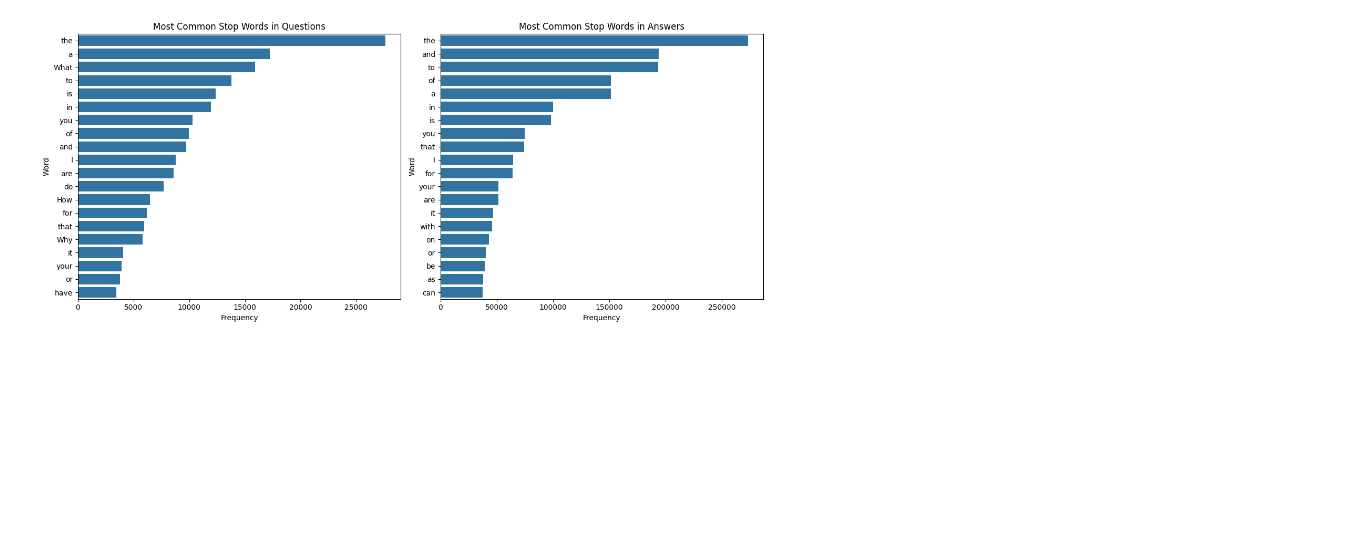
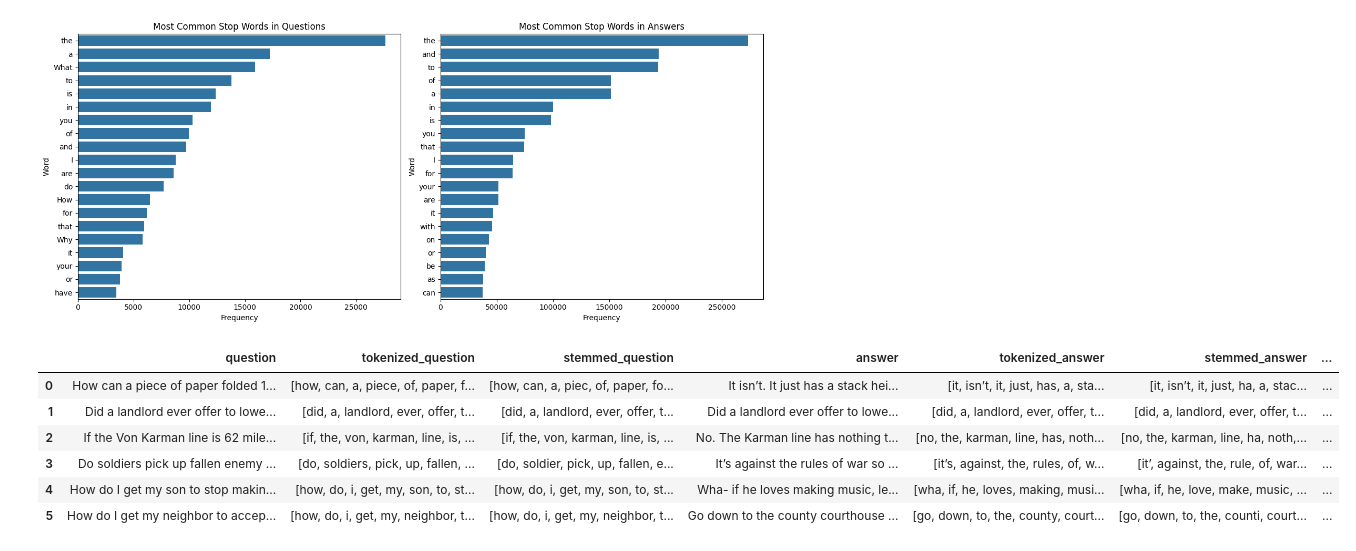
Before and after one commit to MahimaMaurya/Indigo, a Jupyter notebook: Notebooks/1_Exploratory_Analysis.ipynb, the cells around one changed output. Cells and saved outputs as stored; diff of their text form; code cells hidden in the pictures; blank space fills up the shorter version.

```diff
--- a/Notebooks/1_Exploratory_Analysis.ipynb
+++ b/Notebooks/1_Exploratory_Analysis.ipynb
@@ -231,3 +233,68 @@ plt.tight_layout()
 plt.show()
 # %% [output]
 [figure]
+# %%
+import string
+import nltk
+from nltk.stem import PorterStemmer
+import pandas as pd
+tokenized_ques = []
+tokenized_ans = []
+
+
+stemmed_ques = []
+stemmed_ans = []
+
+# Bag of Words with frequency
+all_words = []
+all_stemmed_words = []
+
+translator = str.maketrans(string.punctuation, ' '*len(string.punctuation))
+
+# Stemming
+ps = PorterStemmer()
+
+for i in range(0, train_df1.question.size):
+
+  ques = train_df1.question[i]
+  # Remove Punctuation Marks from sentences
+  ques = ques.translate(translator)
+
+  # Tokenizing the sentence and converting words to lower case
+  ques = [token.lower() for token in ques.split()]
+  tokenized_ques.append(ques)
+  all_words.extend(ques)
+
+  # Stemming the tokens
+  ques = [ps.stem(token) for token in ques]
+  stemmed_ques.append(ques)
+  all_stemmed_words.extend(ques)
+
+train_df1.insert(1, "tokenized_question", tokenized_ques, True)
+train_df1.insert(2, "stemmed_question", stemmed_ques, True)
+
+# Tokenizing and Stemming Words in Answer
+for i in range(0, train_df1.answer.size):
+
+  ans = train_df1.answer[i]
+  ans = ans.translate(translator)
+
+  # Tokenizing the sentence and converting words to lower case
+  ans = [token.lower() for token in ans.split()]
+  tokenized_ans.append(ans)
+
+  # Stemming the tokens
+  ans = [ps.stem(token) for token in ans]
+  stemmed_ans.append(ans)
+
+train_df1.insert(4, "tokenized_answer", tokenized_ans, True)
+train_df1.insert(5, "stemmed_answer", stemmed_ans, True)
+train_df1.head(6)
+# %% [output]
+|  | question | tokenized_question | stemmed_question | answer | tokenized_answer | stemmed_answer | ... |
+| 0 | How can a piece of paper folded 1... | [how, can, a, piece, of, paper, f... | [how, can, a, piec, of, paper, fo... | It isn’t. It just has a stack hei... | [it, isn’t, it, just, has, a, sta... | [it, isn’t, it, just, ha, a, stac... | ... |
+| 1 | Did a landlord ever offer to lowe... | [did, a, landlord, ever, offer, t... | [did, a, landlord, ever, offer, t... | Did a landlord ever offer to lowe... | [did, a, landlord, ever, offer, t... | [did, a, landlord, ever, offer, t... | ... |
+| 2 | If the Von Karman line is 62 mile... | [if, the, von, karman, line, is, ... | [if, the, von, karman, line, is, ... | No. The Karman line has nothing t... | [no, the, karman, line, has, noth... | [no, the, karman, line, ha, noth,... | ... |
+| 3 | Do soldiers pick up fallen enemy ... | [do, soldiers, pick, up, fallen, ... | [do, soldier, pick, up, fallen, e... | It’s against the rules of war so ... | [it’s, against, the, rules, of, w... | [it’, against, the, rule, of, war... | ... |
+| 4 | How do I get my son to stop makin... | [how, do, i, get, my, son, to, st... | [how, do, i, get, my, son, to, st... | Wha- if he loves making music, le... | [wha, if, he, loves, making, musi... | [wha, if, he, love, make, music, ... | ... |
+| 5 | How do I get my neighbor to accep... | [how, do, i, get, my, neighbor, t... | [how, do, i, get, my, neighbor, t... | Go down to the county courthouse ... | [go, down, to, the, county, court... | [go, down, to, the, counti, court... | ... |
```
Also changed, not shown: parts of 5 cells of this notebook.
